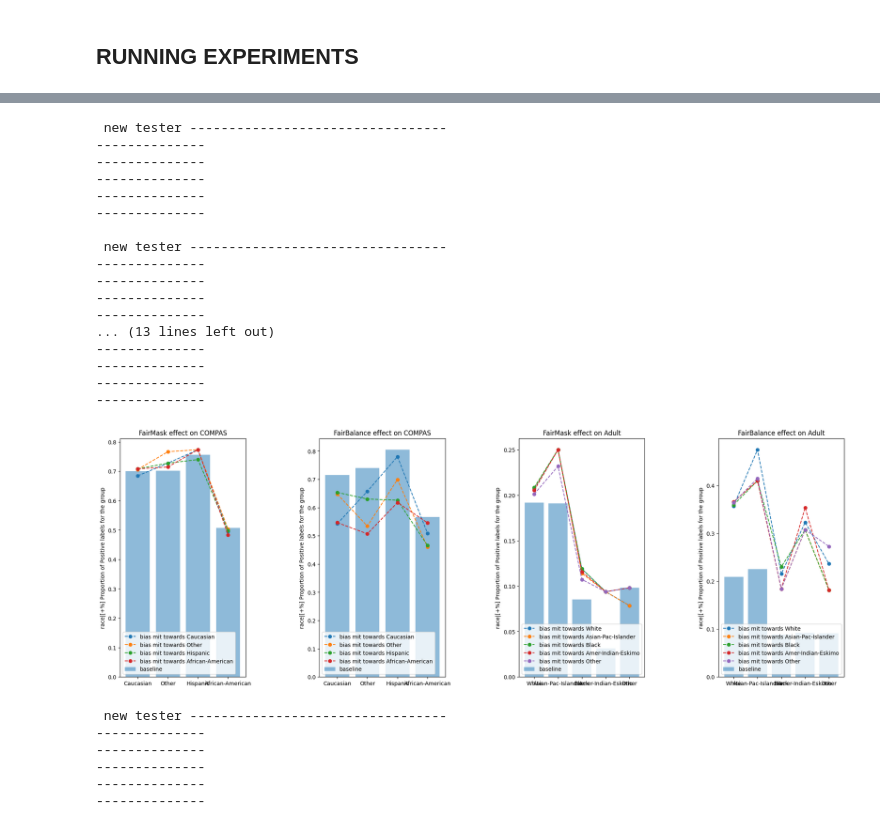
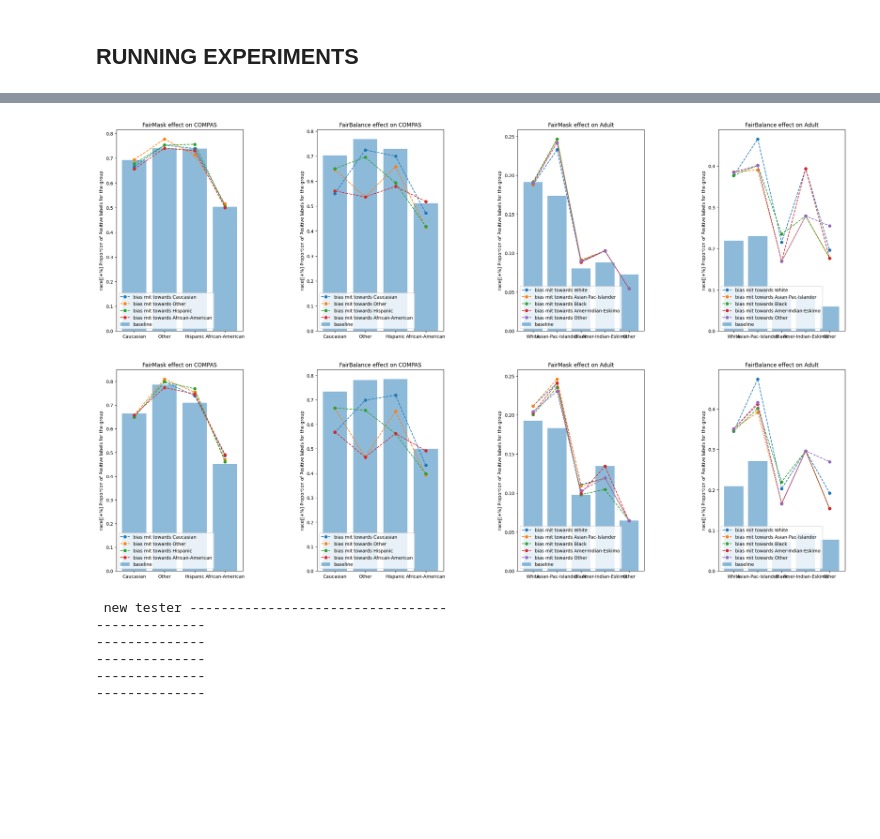
Before and after one commit to cmeinson/COMP0031_group_research, a Jupyter notebook: experiments.ipynb, the cells around one changed output, grey strips where cells are left out. Cells and saved outputs as stored; diff of their text form; code cells hidden in the pictures; blank space fills up the shorter version.

Commit message:
fixed experiment setup

```diff
--- a/experiments.ipynb
+++ b/experiments.ipynb
@@ -227,29 +210,13 @@ results [ 0.14697  0.0129  -0.18045 -0.17426 -0.16141]
 # %%
 # proportion of positive lables for each race for one run
 reps = 1
 metric = 'race|'+Metrics.POS
-run_experiment_group(reps, metric, ["race"])
+run_experiment_group(reps, metric, attrs =  ["race"])
 # same but bias mitigated for sex and race
 run_experiment_group(reps, metric)
 # %% [output]
- new tester ---------------------------------
---------------
---------------
---------------
---------------
---------------
-
- new tester ---------------------------------
---------------
---------------
---------------
---------------
-... (13 lines left out)
---------------
---------------
---------------
---------------
-[figure, old version]
+[figure, new version]
+[figure, added]
 # %%
 # proportion of positive lables for each race
 reps = 20
```
Also changed, not shown: parts of 7 cells of this notebook, 3 other files.
